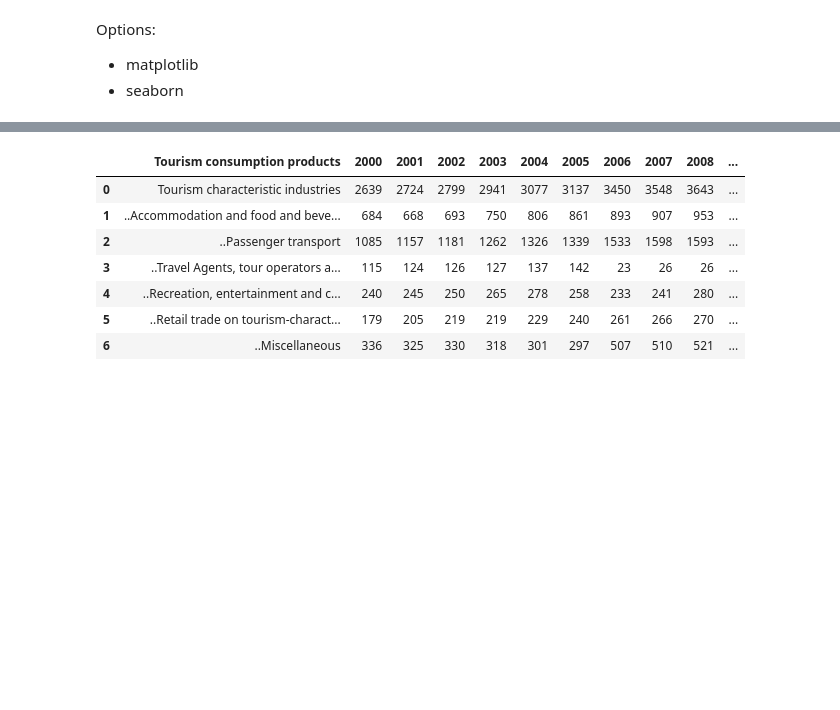
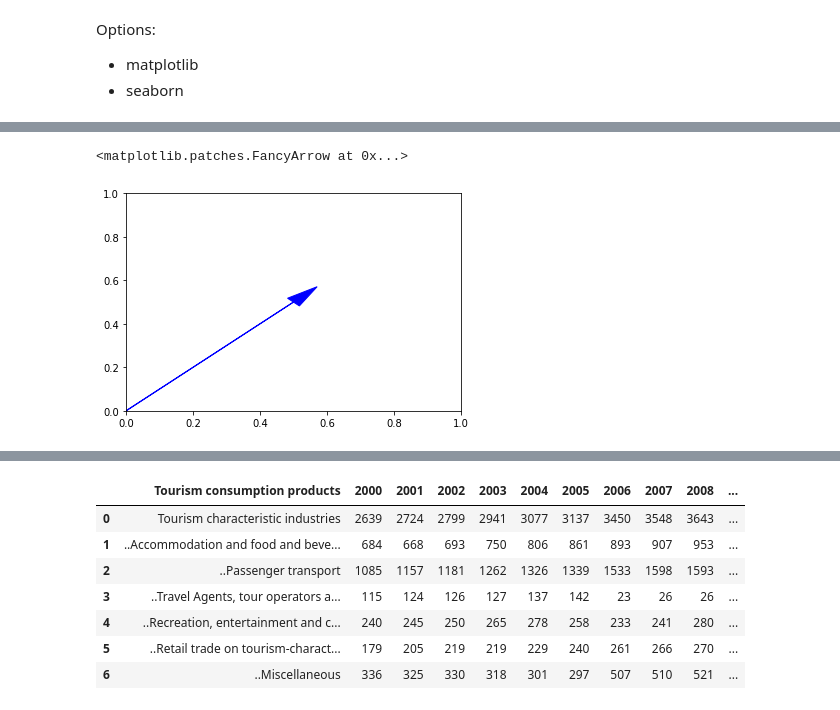
Before and after one commit to jilagan/ITMGT25-EE-ClassNotes, a Jupyter notebook: class_discussion_notebooks/Day 16 Discussions.ipynb, the cells around one changed output, grey strips where cells are left out. Drawn from its saved outputs; the diff is of its cells as text; code cells hidden in the pictures; blank space fills up the shorter version.

```diff
--- a/class_discussion_notebooks/Day 16 Discussions.ipynb
+++ b/class_discussion_notebooks/Day 16 Discussions.ipynb
@@ -8,0 +38,9 @@ Options:
+# %%
+# hardcoded arrow
+import matplotlib.pyplot as plt
+
+fig, ax = plt.subplots(1)
+ax.arrow(0, 0, 0.5, 0.5, head_width=0.05, head_length=0.1, facecolor='Blue', edgecolor='Blue')
+# %% [output]
+<matplotlib.patches.FancyArrow at 0x...>
+[figure, added]
```
Also changed, not shown: parts of 56 cells of this notebook, 4 other files.
